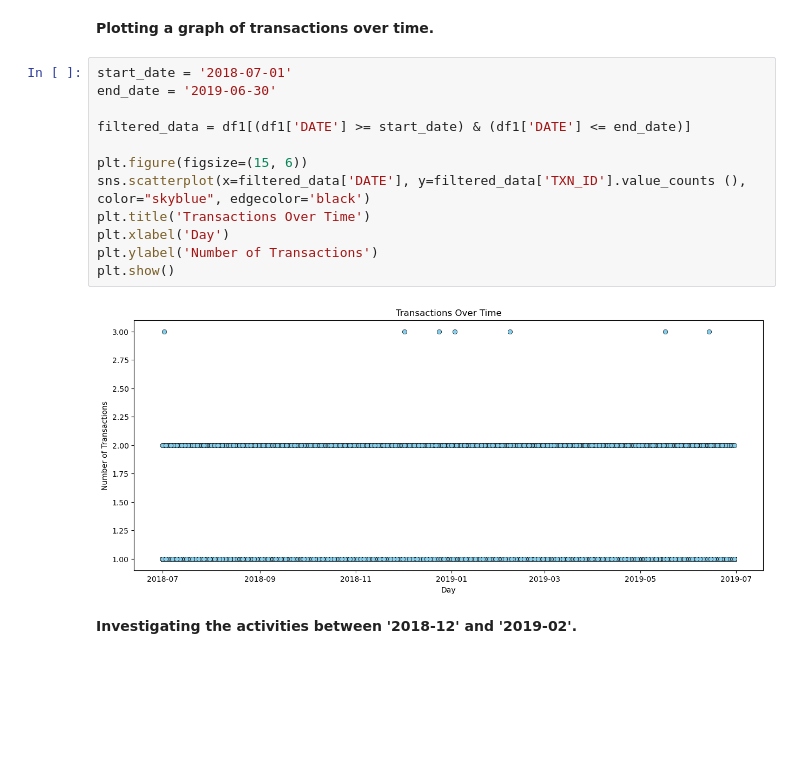
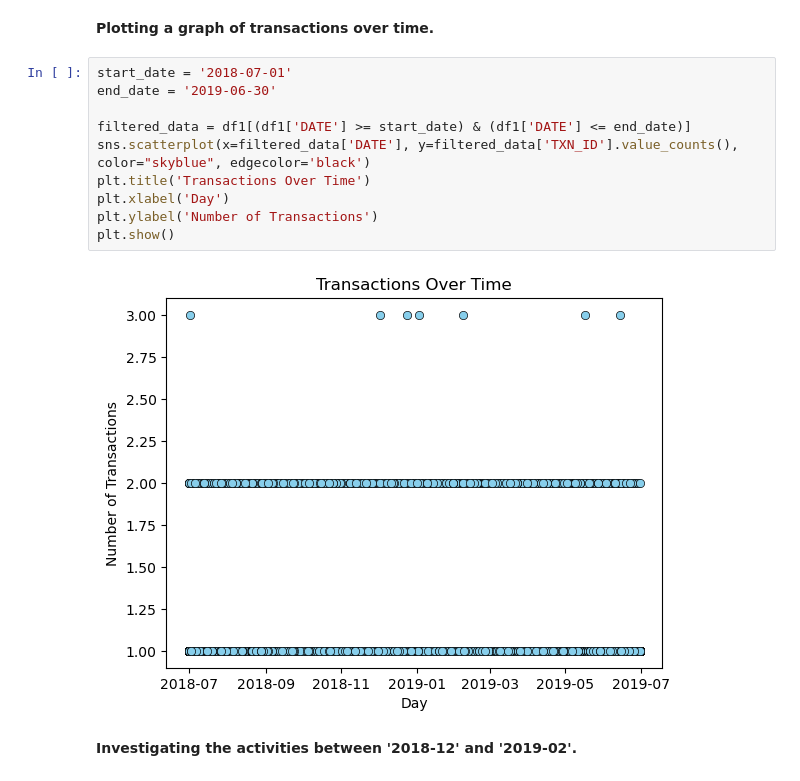
Before and after one commit to ToyosiAk/Quantium_Job_Sim, a Jupyter notebook: Task_One/Quantium.ipynb, the cells around one changed output. Drawn from its saved outputs; the diff is of its cells as text; blank space fills up the shorter version.

```diff
--- a/Task_One/Quantium.ipynb
+++ b/Task_One/Quantium.ipynb
@@ -303,17 +303,15 @@ counts_by_date
 # %%
 start_date = '2018-07-01'
 end_date = '2019-06-30'
 
 filtered_data = df1[(df1['DATE'] >= start_date) & (df1['DATE'] <= end_date)]
-
-plt.figure(figsize=(15, 6))
-sns.scatterplot(x=filtered_data['DATE'], y=filtered_data['TXN_ID'].value_counts (), color="skyblue", edgecolor='black')
+sns.scatterplot(x=filtered_data['DATE'], y=filtered_data['TXN_ID'].value_counts(), color="skyblue", edgecolor='black')
 plt.title('Transactions Over Time')
 plt.xlabel('Day')
 plt.ylabel('Number of Transactions')
 plt.show()
 # %% [output]
-[figure, old version]
+[figure, new version]
 # %% [markdown]
 **Investigating the activities between '2018-12' and '2019-02'.**
 # %%
```
Also changed, not shown: parts of 36 cells of this notebook, 1 other file.
